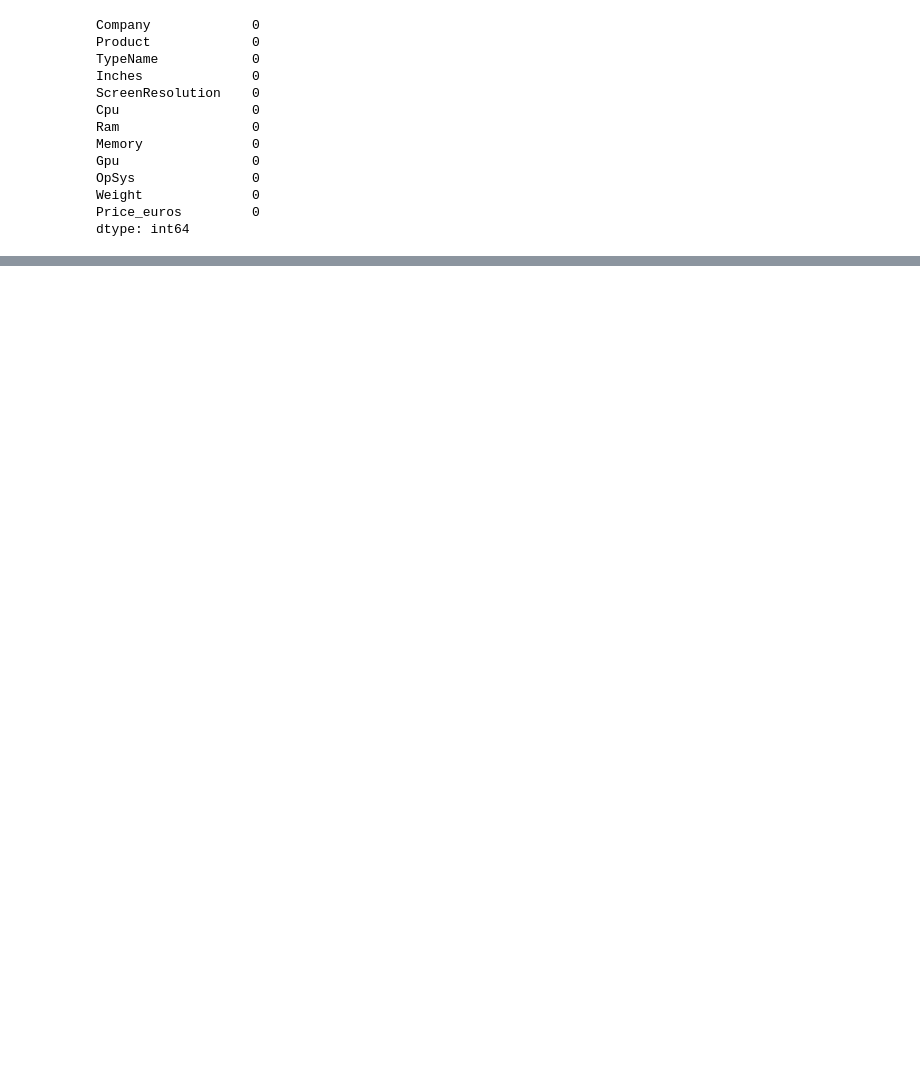
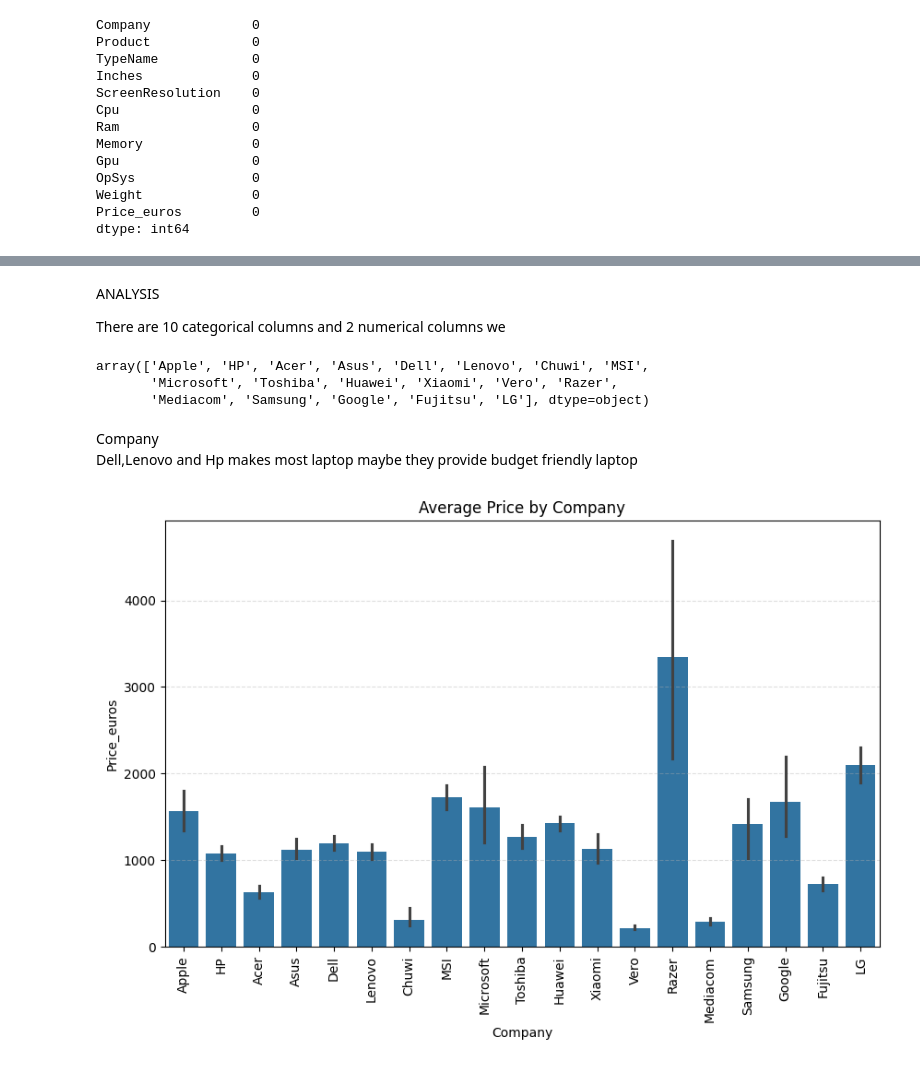
Before and after one commit to itsMeSaikrishna/Laptop-Price-Prediction, a Jupyter notebook: lr.ipynb, the cells around one changed output, grey strips where cells are left out. Cells and saved outputs as stored; diff of their text form; code cells hidden in the pictures; blank space fills up the shorter version.

```diff
--- a/lr.ipynb
+++ b/lr.ipynb
@@ -74,0 +66,4 @@ df=df.drop_duplicates()
+# %%
+df['Ram']=df['Ram'].str.replace('GB','')
+df['Weight']=df['Weight'].str.replace('kg','')
+df.head()
@@ -74,0 +77,4 @@ df=df.drop_duplicates()
+# %%
+df=df.rename(columns={'Ram':'Ram in GB',
+                   'Weight':'Weight in kg'                   })
+df
@@ -74,0 +117,10 @@ df=df.drop_duplicates()
+# %% [markdown]
+ANALYSIS<br>
+
+There are 10 categorical columns and 2 numerical columns we
+# %%
+df['Company'].unique()
+# %% [output]
+array(['Apple', 'HP', 'Acer', 'Asus', 'Dell', 'Lenovo', 'Chuwi', 'MSI',
+       'Microsoft', 'Toshiba', 'Huawei', 'Xiaomi', 'Vero', 'Razer',
+       'Mediacom', 'Samsung', 'Google', 'Fujitsu', 'LG'], dtype=object)
@@ -74,0 +136,11 @@ df=df.drop_duplicates()
+# %% [markdown]
+Company<br>Dell,Lenovo and Hp makes most laptop maybe they provide budget friendly laptop
+# %%
+plt.figure(figsize=(10,6))
+sns.barplot(x='Company',y="Price_euros",data=df)
+plt.xticks(rotation='vertical')
+plt.title('Average Price by Company')
+plt.grid(axis='y',linestyle='--',alpha=0.4)
+plt.show()
+# %% [output]
+[figure, added]
```
Also changed, not shown: parts of 18 cells of this notebook, 1 other file.
